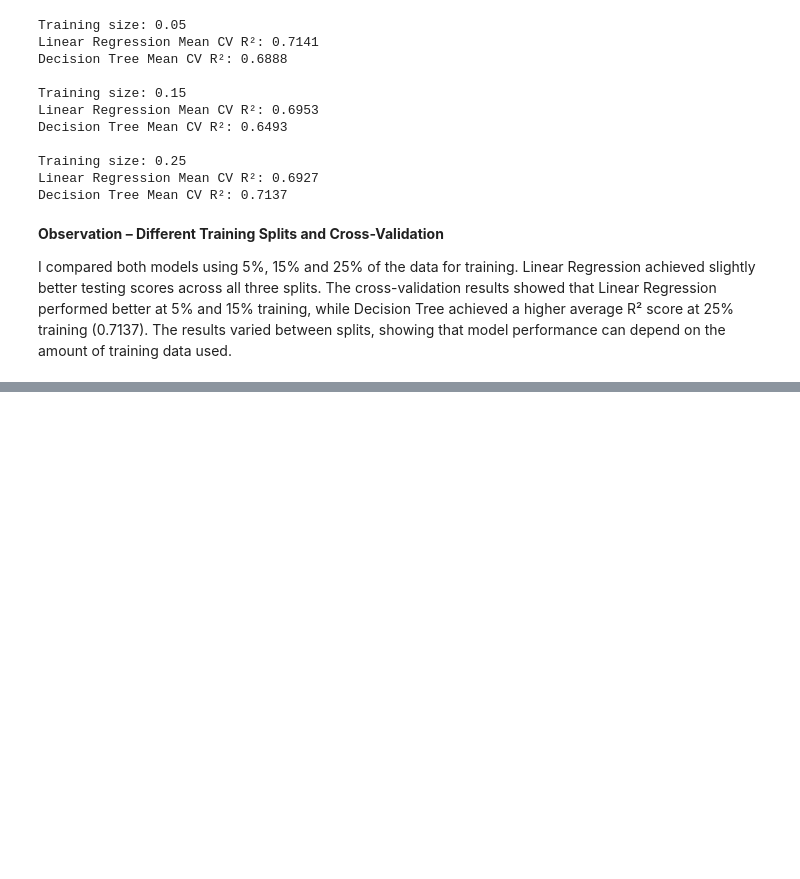
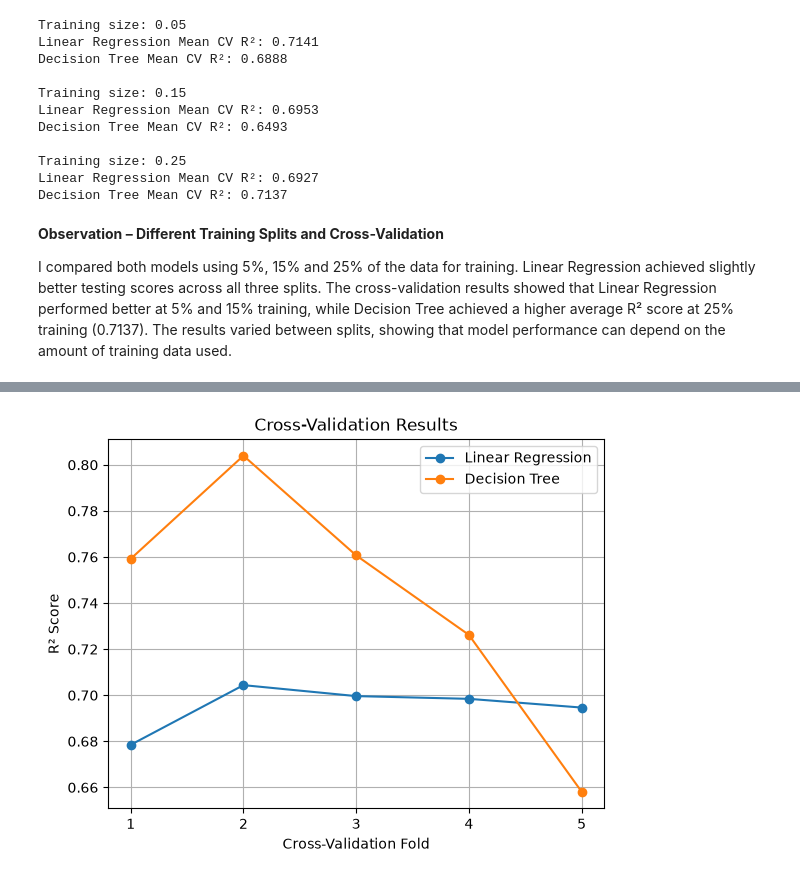
Before and after one commit to simo100000/Machine-Learning, a Jupyter notebook: machine learning-checkpoint.ipynb, the cells around one changed output, grey strips where cells are left out. Saved outputs shown, nothing was run; the diff lists cells and outputs as text; code cells hidden in the pictures; blank space fills up the shorter version.

Commit message:
7. Cross-Validation
7. Cross-Validation

```diff
--- a/machine learning-checkpoint.ipynb
+++ b/machine learning-checkpoint.ipynb
@@ -651,0 +654,19 @@ I compared both models using 5%, 15% and 25% of the data for training. Linear Re
+# %%
+from sklearn.model_selection import cross_val_score
+
+# Evaluate Linear Regression using 5-fold cross-validation
+lr_cv = cross_val_score(
+    LinearRegression(), X_train, y_train, cv=5, scoring='r2'
+)
+
+# Evaluate the tuned Decision Tree using 5-fold cross-validation
+dt_cv = cross_val_score(
+    DecisionTreeRegressor(max_depth=10, min_samples_split=10, random_state=42),
+    X_train, y_train, cv=5, scoring='r2'
+)
+
+print("Linear Regression CV R²:", np.round(lr_cv, 4))
+print("Linear Regression Mean R²:", round(lr_cv.mean(), 4))
+
+print("Decision Tree CV R²:", np.round(dt_cv, 4))
+print("Decision Tree Mean R²:", round(dt_cv.mean(), 4))
@@ -651,0 +683,16 @@ I compared both models using 5%, 15% and 25% of the data for training. Linear Re
+# %%
+# Compare cross-validation scores for both models
+folds = [1, 2, 3, 4, 5]
+
+plt.plot(folds, lr_cv, marker='o', label='Linear Regression')
+plt.plot(folds, dt_cv, marker='o', label='Decision Tree')
+
+plt.xlabel('Cross-Validation Fold')
+plt.ylabel('R² Score')
+plt.title('Cross-Validation Results')
+plt.xticks(folds)
+plt.legend()
+plt.grid(True)
+plt.show()
+# %% [output]
+[figure, added]
```
Also changed, not shown: parts of 4 cells of this notebook.
